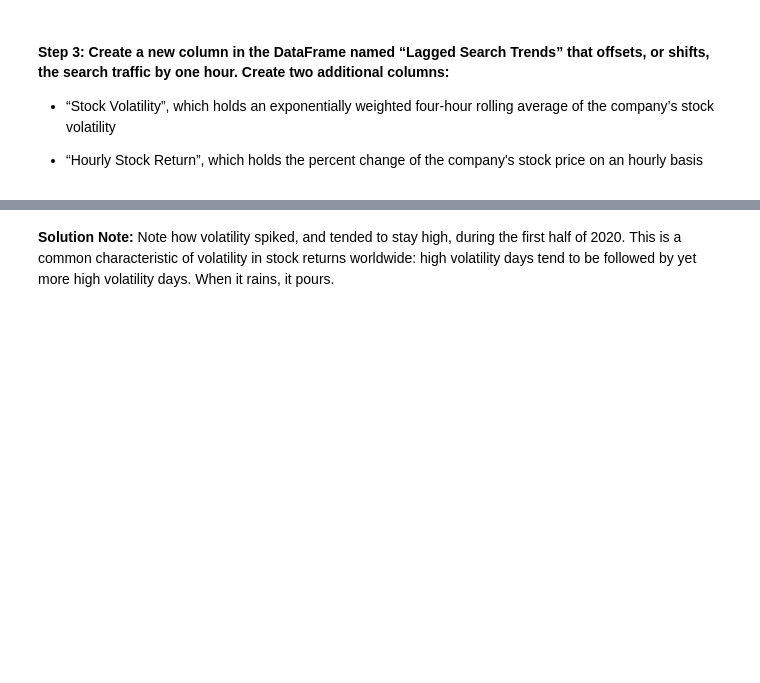
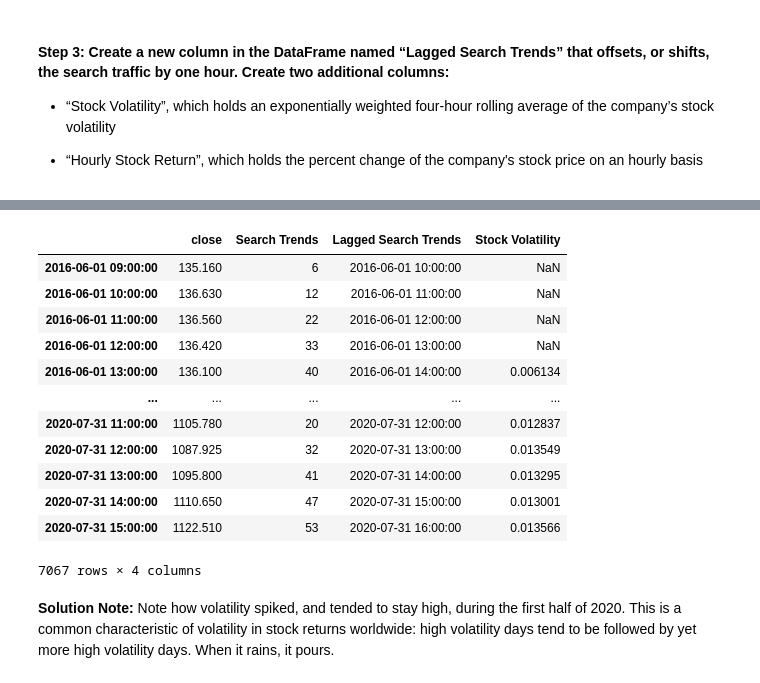
Before and after one commit to manparmo/prophet-challenge, a Jupyter notebook: forecasting_net_prophet.ipynb, the cells around one changed output, grey strips where cells are left out. Cells and saved outputs as stored; diff of their text form; code cells hidden in the pictures; blank space fills up the shorter version.

```diff
--- a/forecasting_net_prophet.ipynb
+++ b/forecasting_net_prophet.ipynb
@@ -287,5 +375,20 @@ display(df_mercado_stock.tail())
 # %%
 # Visualize the stock volatility
+mercado_stock_trends_df
+# %% [output]
+|  | close | Search Trends | Lagged Search Trends | Stock Volatility |
+| 2016-06-01 09:00:00 | 135.160 | 6 | 2016-06-01 10:00:00 | NaN |
+| 2016-06-01 10:00:00 | 136.630 | 12 | 2016-06-01 11:00:00 | NaN |
+| 2016-06-01 11:00:00 | 136.560 | 22 | 2016-06-01 12:00:00 | NaN |
+| 2016-06-01 12:00:00 | 136.420 | 33 | 2016-06-01 13:00:00 | NaN |
+| 2016-06-01 13:00:00 | 136.100 | 40 | 2016-06-01 14:00:00 | 0.006134 |
+| ... | ... | ... | ... | ... |
+| 2020-07-31 11:00:00 | 1105.780 | 20 | 2020-07-31 12:00:00 | 0.012837 |
+| 2020-07-31 12:00:00 | 1087.925 | 32 | 2020-07-31 13:00:00 | 0.013549 |
+| 2020-07-31 13:00:00 | 1095.800 | 41 | 2020-07-31 14:00:00 | 0.013295 |
+| 2020-07-31 14:00:00 | 1110.650 | 47 | 2020-07-31 15:00:00 | 0.013001 |
+| 2020-07-31 15:00:00 | 1122.510 | 53 | 2020-07-31 16:00:00 | 0.013566 |
+7067 rows × 4 columns
 # %% [markdown]
 **Solution Note:** Note how volatility spiked, and tended to stay high, during the first half of 2020. This is a common characteristic of volatility in stock returns worldwide: high volatility days tend to be followed by yet more high volatility days. When it rains, it pours.
 # %%
```
Also changed, not shown: parts of 14 cells of this notebook.
